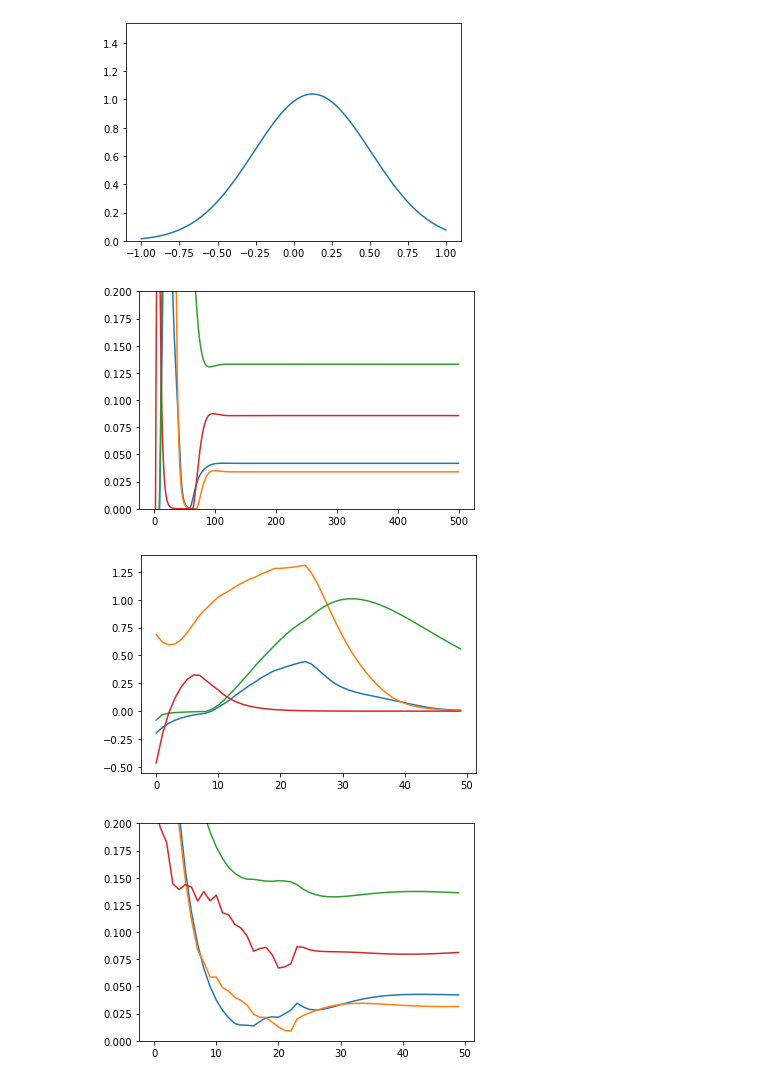
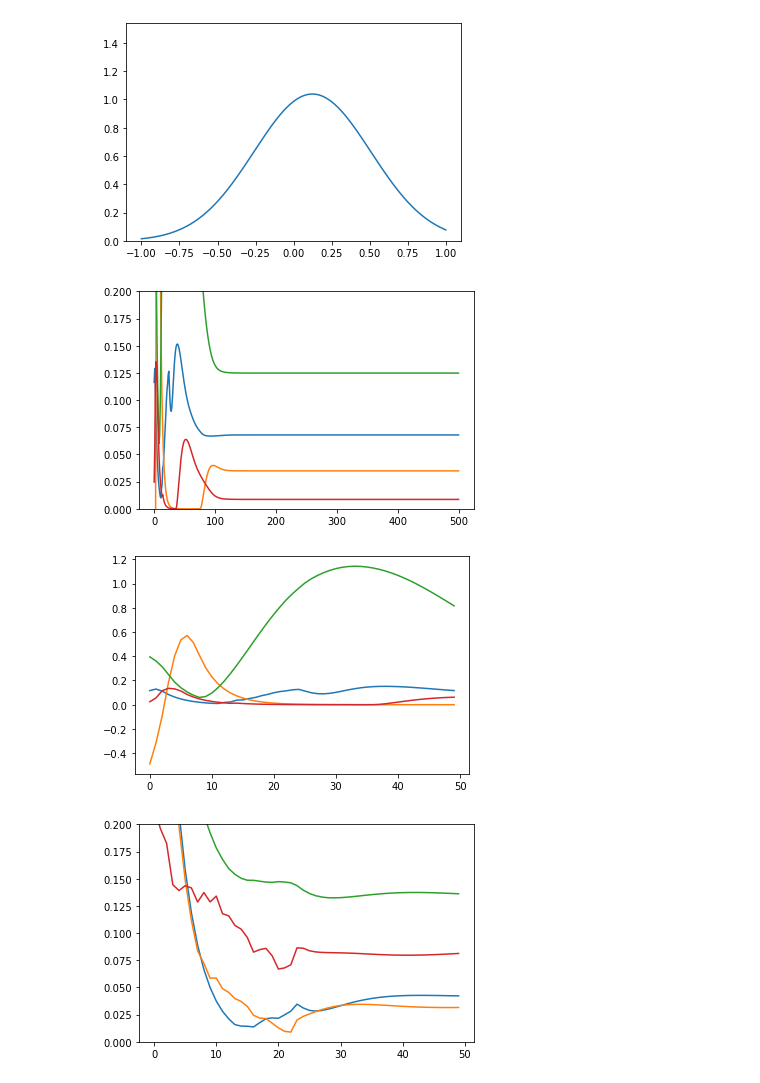
Before and after one commit to tripdancer0916/probabilistic-inference-rnn, a Jupyter notebook: jupyter/check_results.ipynb, the cells around one changed output. Drawn from its saved outputs; the diff is of its cells as text; code cells hidden in the pictures.

```diff
--- a/jupyter/check_results.ipynb
+++ b/jupyter/check_results.ipynb
@@ -32,7 +32,7 @@ def make_signal(N, time_length, signal_length, mu, sigma):
         input_signals[i, :signal_length, 0] = signal
     return input_signals
 # %%
-config_path = '../cfg/posterior/16_1.cfg'
+config_path = '../cfg/posterior/17_1.cfg'
 with open(config_path, 'r') as f:
     cfg = yaml.safe_load(f)
 # %%
@@ -213,24 +213,24 @@ for i in range(sample_num // cfg['TRAIN']['BATCHSIZE']):
     neural_dynamics[i * cfg['TRAIN']['BATCHSIZE']: (i + 1) * cfg['TRAIN']['BATCHSIZE']] = hidden_list_np
 # %%
 plt.plot(neural_dynamics[0, :, 8])
-plt.plot(neural_dynamics[0, :, 19])
+plt.plot(neural_dynamics[0, :, 11])
 plt.plot(neural_dynamics[0, :, 17])
-plt.plot(neural_dynamics[0, :, 26])
+plt.plot(neural_dynamics[0, :, 27])
 
 plt.ylim([0, 0.2])
 plt.show()
 # %% [output]
-[figure, old version]
+[figure, new version]
 # %%
 plt.plot(neural_dynamics[0, :50, 8])
-plt.plot(neural_dynamics[0, :50, 19])
+plt.plot(neural_dynamics[0, :50, 11])
 plt.plot(neural_dynamics[0, :50, 17])
-plt.plot(neural_dynamics[0, :50, 26])
+plt.plot(neural_dynamics[0, :50, 27])
 
 # plt.ylim([0, 0.2])
 plt.show()
 # %% [output]
-[figure, old version]
+[figure, new version]
 # %%
 plt.plot(neural_dynamics[0, :50, 8])
 plt.plot(neural_dynamics[0, :50, 19])
```
Also changed, not shown: parts of 4 cells of this notebook, 1 other file.
